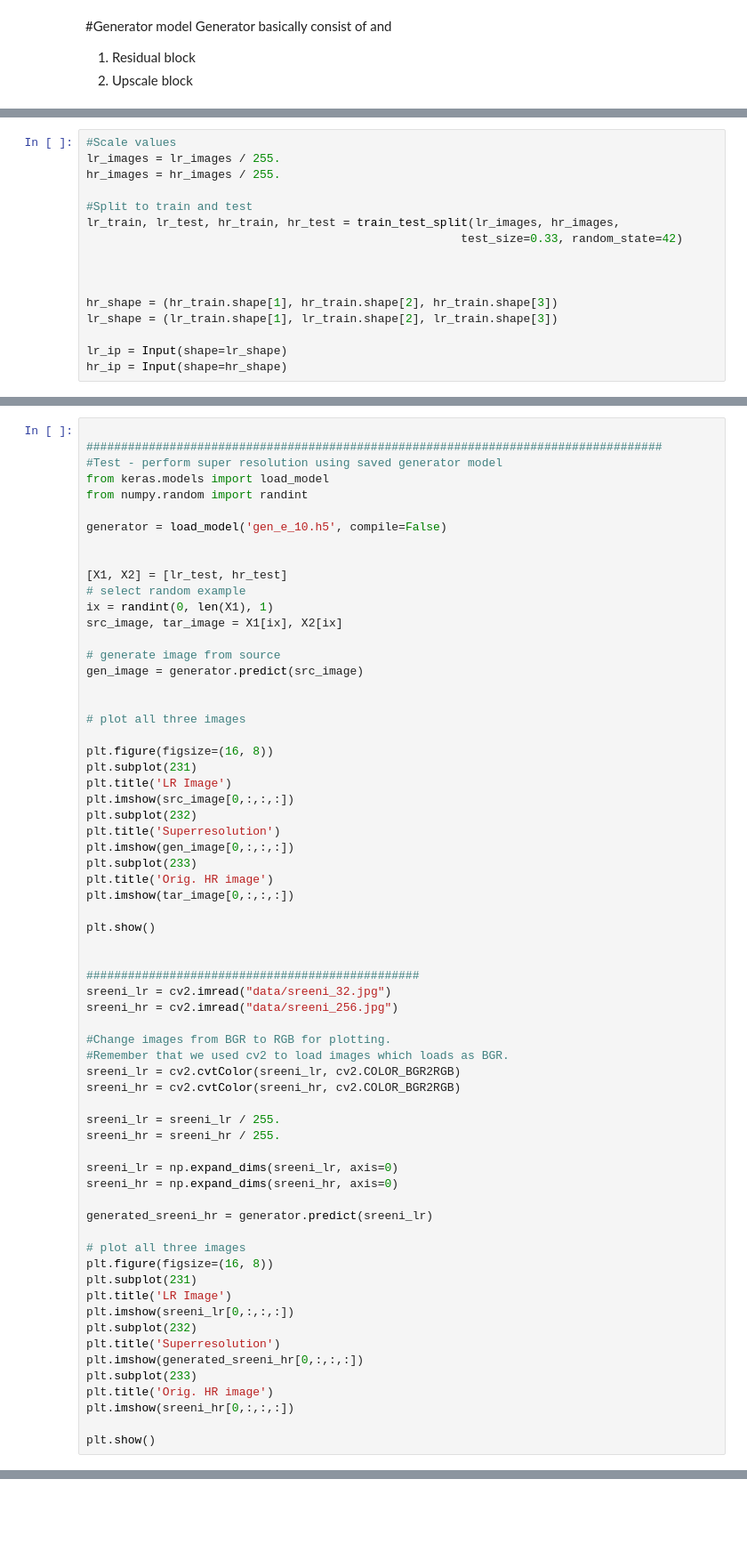
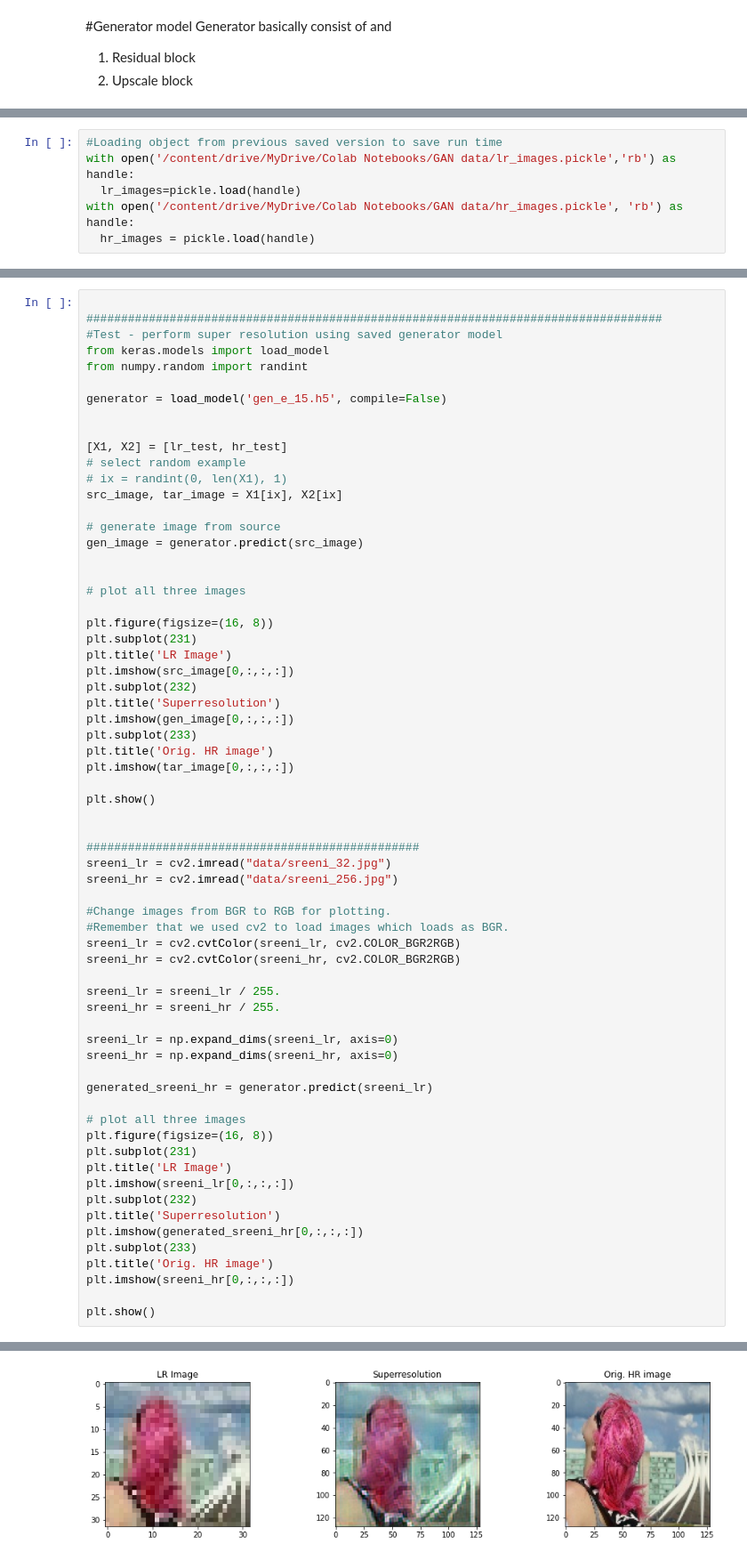
Before and after one commit to sharad28/GAN, a Jupyter notebook: SRGAN.ipynb, the cells around one changed output, grey strips where cells are left out. Shown at 89% size. Cells and saved outputs as stored; diff of their text form; blank space fills up the shorter version.

```diff
--- a/SRGAN.ipynb
+++ b/SRGAN.ipynb
@@ -172,3 +182,9 @@ hr_images = np.array(hr_images)
+# %%
+#Loading object from previous saved version to save run time
+with open('/content/drive/MyDrive/Colab Notebooks/GAN data/lr_images.pickle','rb') as handle:
+  lr_images=pickle.load(handle)
+with open('/content/drive/MyDrive/Colab Notebooks/GAN data/hr_images.pickle', 'rb') as handle:
+  hr_images = pickle.load(handle)
 # %%
 
 #Sanity check, view few mages
@@ -187,19 +203,3 @@ plt.show()
-# %%
-#Scale values
-lr_images = lr_images / 255.
-hr_images = hr_images / 255.
-
-#Split to train and test
-lr_train, lr_test, hr_train, hr_test = train_test_split(lr_images, hr_images,
-                                                      test_size=0.33, random_state=42)
-
-
-
-hr_shape = (hr_train.shape[1], hr_train.shape[2], hr_train.shape[3])
-lr_shape = (lr_train.shape[1], lr_train.shape[2], lr_train.shape[3])
-
-lr_ip = Input(shape=lr_shape)
-hr_ip = Input(shape=hr_shape)
 # %%
 
 
@@ -335,12 +339,12 @@ ________________________________________________________________________________
 from keras.models import load_model
 from numpy.random import randint
 
-generator = load_model('gen_e_10.h5', compile=False)
+generator = load_model('gen_e_15.h5', compile=False)
 
 
 [X1, X2] = [lr_test, hr_test]
 # select random example
-ix = randint(0, len(X1), 1)
+# ix = randint(0, len(X1), 1)
 src_image, tar_image = X1[ix], X2[ix]
 
 # generate image from source
@@ -393,3 +397,4 @@ plt.title('Orig. HR image')
 plt.imshow(sreeni_hr[0,:,:,:])
 
 plt.show()
+# %% [output]
@@ -395,0 +402 @@ plt.show()
+[figure, added]
```
Also changed, not shown: parts of 6 cells of this notebook.
